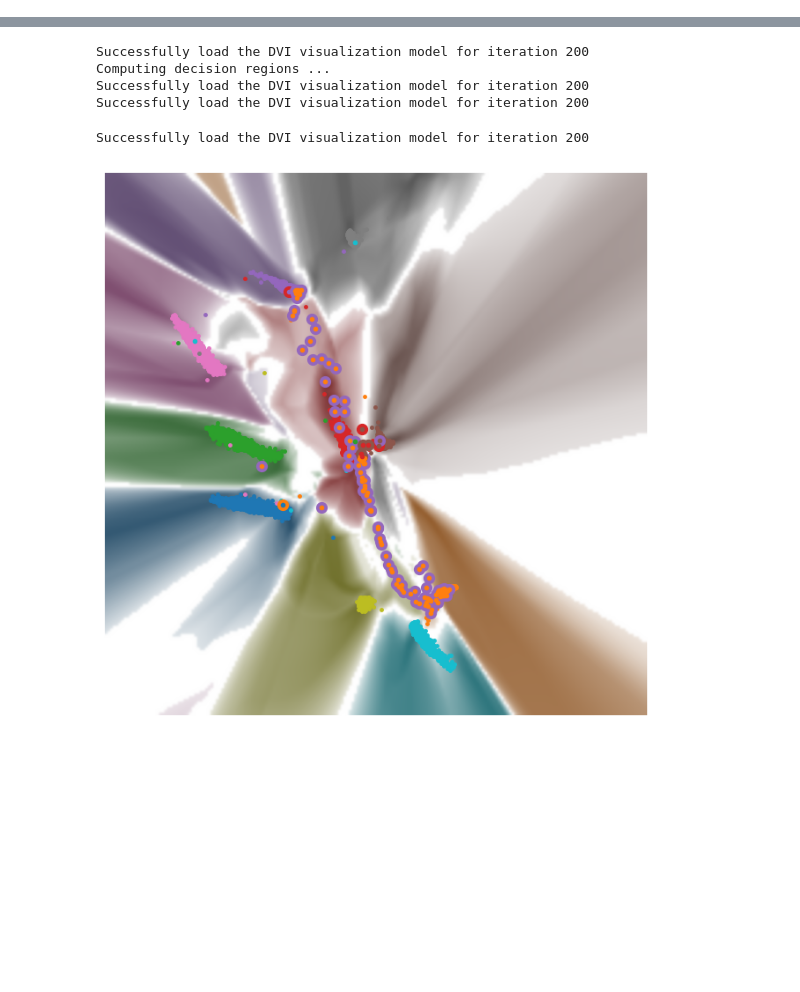
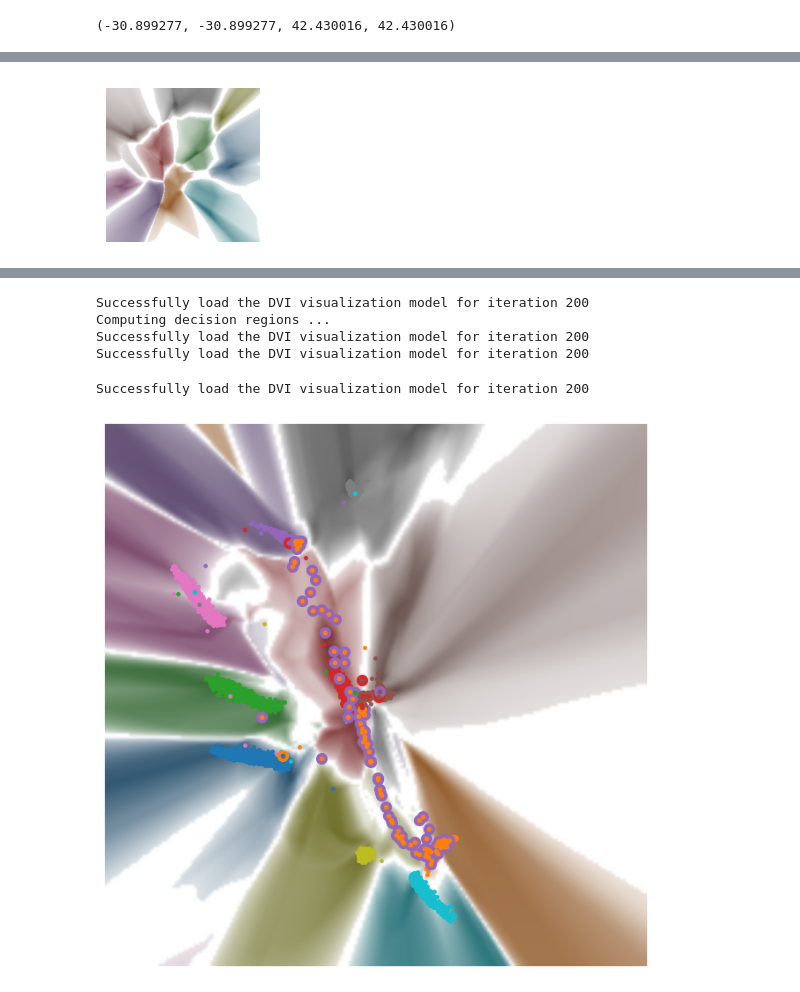
Before and after one commit to Yvonnefanf/ContraVis, a Jupyter notebook: case_study/backdoor/backdoor.ipynb, the cells around one changed output, grey strips where cells are left out. Drawn from its saved outputs; the diff is of its cells as text; code cells hidden in the pictures; blank space fills up the shorter version.

```diff
--- a/case_study/backdoor/backdoor.ipynb
+++ b/case_study/backdoor/backdoor.ipynb
@@ -145,0 +158,4 @@ Successfully load the DVI visualization model for iteration 200
+# %%
+x_min, y_min, x_max, y_max
+# %% [output]
+(-30.899277, -30.899277, 42.430016, 42.430016)
@@ -145,0 +164,4 @@ Successfully load the DVI visualization model for iteration 200
+# %%
+
+x_min, y_min, x_max, y_max, b_fig = vis.get_background(200,200)
+# %% [output]
@@ -146,3 +172,4 @@ Successfully load the DVI visualization model for iteration 200
+[figure, added]
 # %%
 
 from singleVis.visualizer_for_tar import visualizer
```
Also changed, not shown: parts of 24 cells of this notebook, 10 other files.
